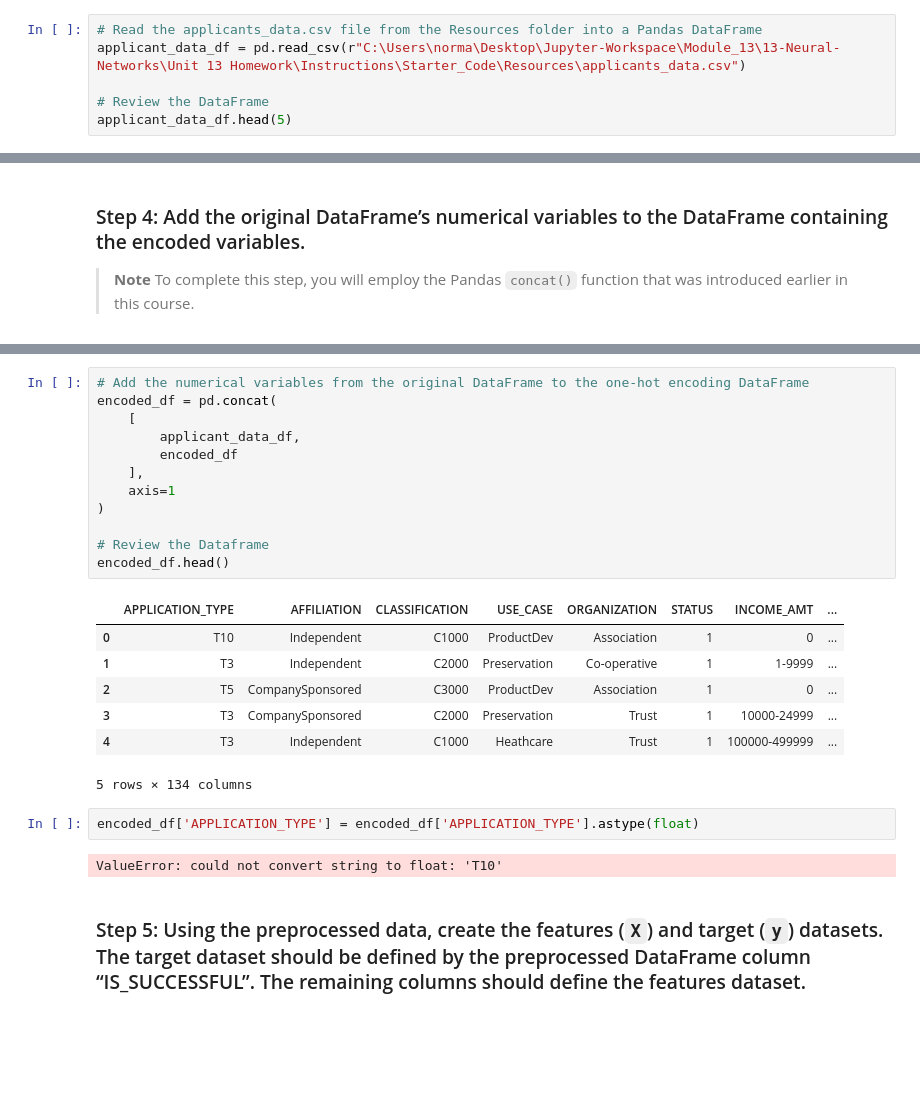
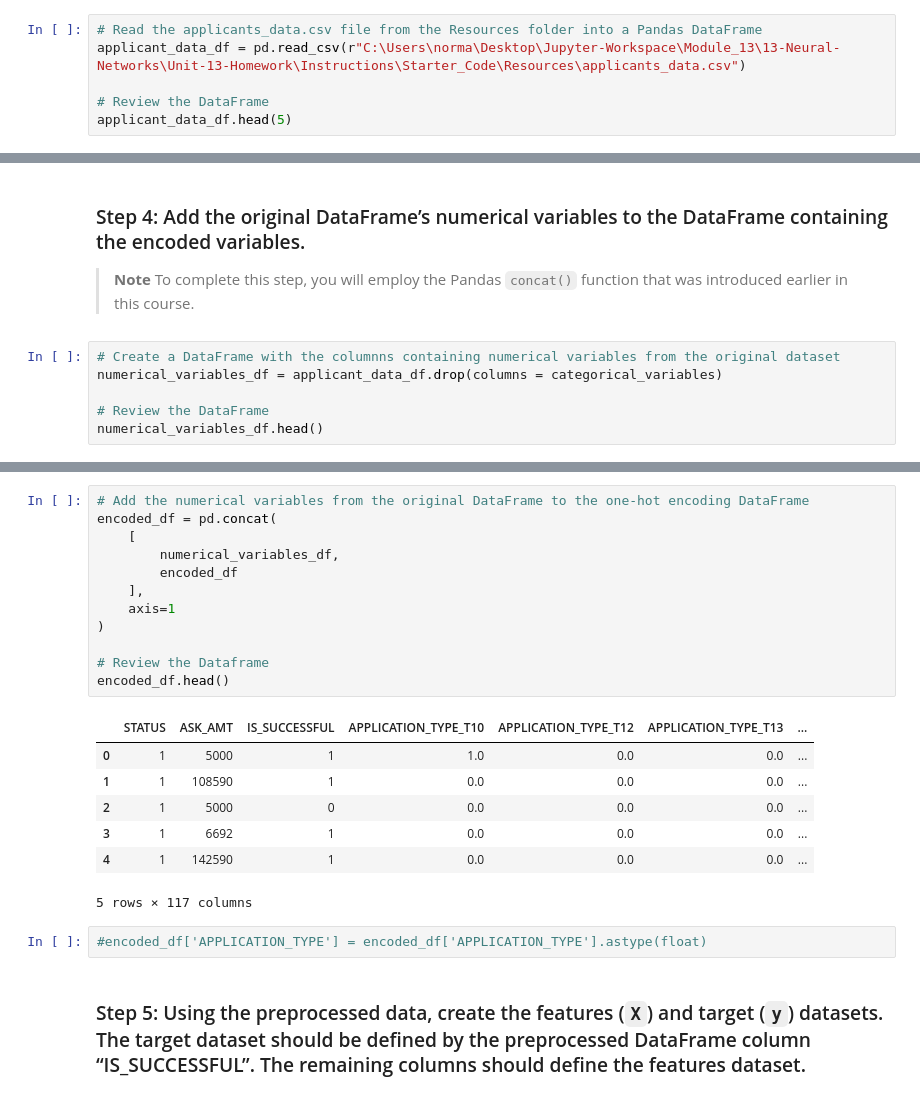
Before and after one commit to zel1001/Module_13_assignment, a Jupyter notebook: venture_funding_with_deep_learning-Copy1.ipynb, the cells around one changed output, grey strips where cells are left out. Cells and saved outputs as stored; diff of their text form; blank space fills up the shorter version.

Commit message:
Added Assignment file and Resources

```diff
--- a/venture_funding_with_deep_learning-Copy1.ipynb
+++ b/venture_funding_with_deep_learning-Copy1.ipynb
@@ -100,7 +100,7 @@ C:\Users\norma\Desktop\Jupyter-Workspace\Module_13\13-Neural-Networks\Unit 13 Ho
 ### Step 1: Read the `applicants_data.csv` file into a Pandas DataFrame. Review the DataFrame, looking for categorical variables that will need to be encoded, as well as columns that could eventually define your features and target variables.
 # %%
 # Read the applicants_data.csv file from the Resources folder into a Pandas DataFrame
-applicant_data_df = pd.read_csv(r"C:\Users\norma\Desktop\Jupyter-Workspace\Module_13\13-Neural-Networks\Unit 13 Homework\Instructions\Starter_Code\Resources\applicants_data.csv")
+applicant_data_df = pd.read_csv(r"C:\Users\norma\Desktop\Jupyter-Workspace\Module_13\13-Neural-Networks\Unit-13-Homework\Instructions\Starter_Code\Resources\applicants_data.csv")
 
 # Review the DataFrame
 applicant_data_df.head(5)
@@ -203,3 +203,9 @@ encoded_df.head()
 ### Step 4: Add the original DataFrame’s numerical variables to the DataFrame containing the encoded variables.
 
 > **Note** To complete this step, you will employ the Pandas `concat()` function that was introduced earlier in this course.
+# %%
+# Create a DataFrame with the columnns containing numerical variables from the original dataset
+numerical_variables_df = applicant_data_df.drop(columns = categorical_variables)
+
+# Review the DataFrame
+numerical_variables_df.head()
@@ -206,27 +219,25 @@ encoded_df.head()
 # %%
 # Add the numerical variables from the original DataFrame to the one-hot encoding DataFrame
 encoded_df = pd.concat(
     [
-        applicant_data_df,
+        numerical_variables_df,
         encoded_df
     ],
     axis=1
 )
 
 # Review the Dataframe
 encoded_df.head()
 # %% [output]
-|  | APPLICATION_TYPE | AFFILIATION | CLASSIFICATION | USE_CASE | ORGANIZATION | STATUS | INCOME_AMT | ... |
-| 0 | T10 | Independent | C1000 | ProductDev | Association | 1 | 0 | ... |
-| 1 | T3 | Independent | C2000 | Preservation | Co-operative | 1 | 1-9999 | ... |
-| 2 | T5 | CompanySponsored | C3000 | ProductDev | Association | 1 | 0 | ... |
-| 3 | T3 | CompanySponsored | C2000 | Preservation | Trust | 1 | 10000-24999 | ... |
-| 4 | T3 | Independent | C1000 | Heathcare | Trust | 1 | 100000-499999 | ... |
+|  | STATUS | ASK_AMT | IS_SUCCESSFUL | APPLICATION_TYPE_T10 | APPLICATION_TYPE_T12 | APPLICATION_TYPE_T13 | ... |
+| 0 | 1 | 5000 | 1 | 1.0 | 0.0 | 0.0 | ... |
+| 1 | 1 | 108590 | 1 | 0.0 | 0.0 | 0.0 | ... |
+| 2 | 1 | 5000 | 0 | 0.0 | 0.0 | 0.0 | ... |
+| 3 | 1 | 6692 | 1 | 0.0 | 0.0 | 0.0 | ... |
+| 4 | 1 | 142590 | 1 | 0.0 | 0.0 | 0.0 | ... |
-5 rows × 134 columns
+5 rows × 117 columns
 # %%
-encoded_df['APPLICATION_TYPE'] = encoded_df['APPLICATION_TYPE'].astype(float)
+#encoded_df['APPLICATION_TYPE'] = encoded_df['APPLICATION_TYPE'].astype(float)
-# %% [output]
-ValueError: could not convert string to float: 'T10'
 # %% [markdown]
 ### Step 5: Using the preprocessed data, create the features (`X`) and target (`y`) datasets. The target dataset should be defined by the preprocessed DataFrame column “IS_SUCCESSFUL”. The remaining columns should define the features dataset.
 # %%
```
Also changed, not shown: parts of 38 cells of this notebook, 3 other files.
